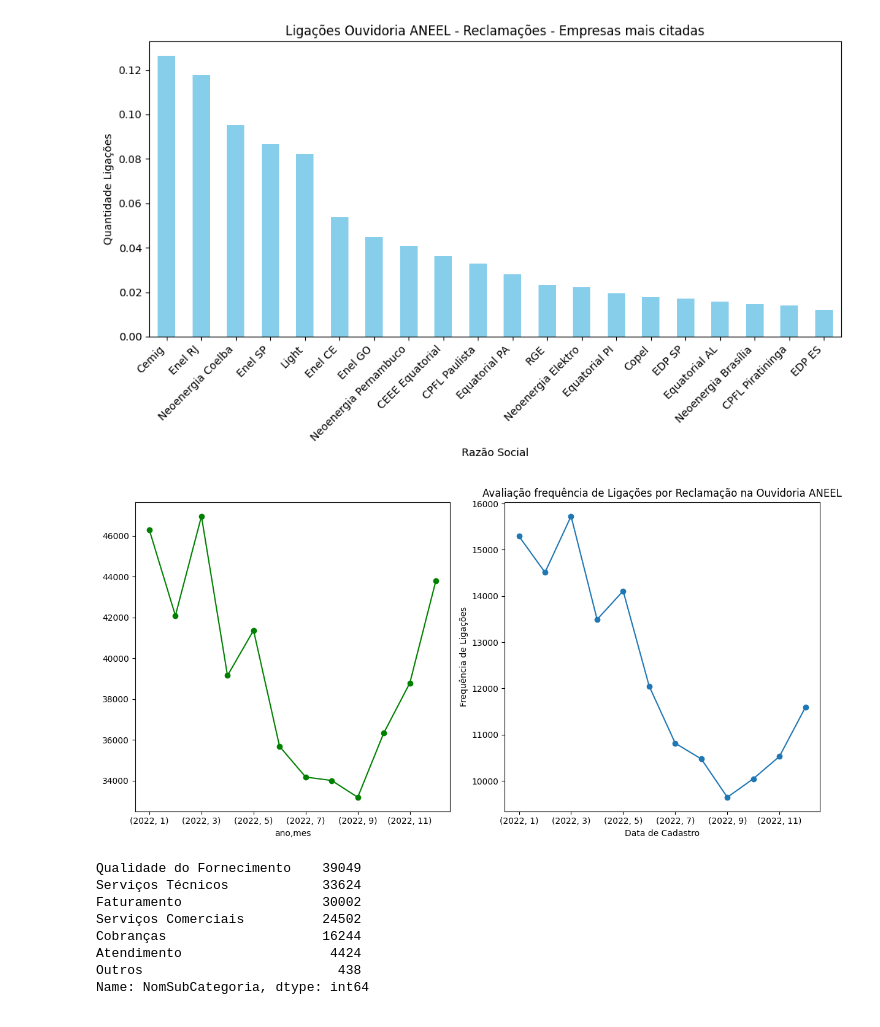
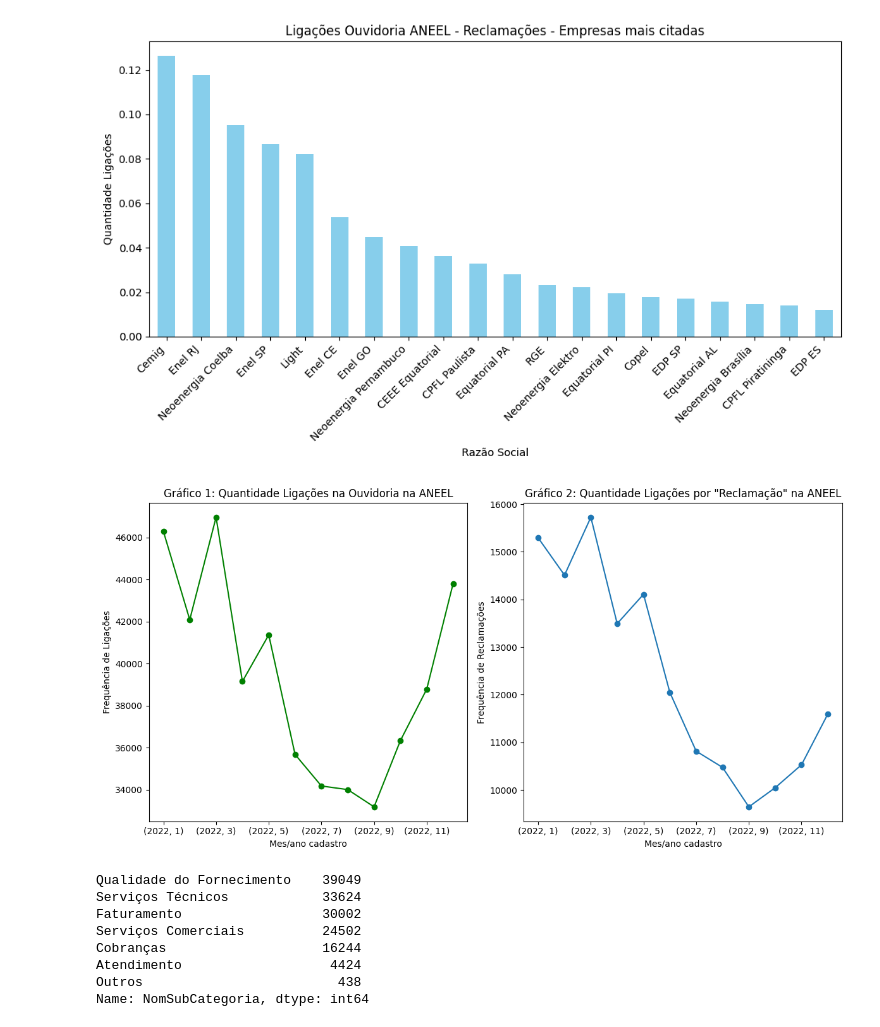
Before and after one commit to LerinaMM/satisfacao_consumidor_aneel, a Jupyter notebook: aneel_ouvidoria.ipynb, the cells around one changed output. Cells and saved outputs as stored; diff of their text form; code cells hidden in the pictures.

```diff
--- a/aneel_ouvidoria.ipynb
+++ b/aneel_ouvidoria.ipynb
@@ -402,25 +402,32 @@ plt.show()
 # %%
 # Contagem do número de denúncias em cada mês
 frequencia_reclamacoes = reclamacoes.groupby(['ano', 'mes']).size()
 
 # Criação de um gráfico de linha para visualizar a frequência de denúncias ao longo do tempo
 
 plt.figure(figsize=(12, 6))
 
-plt.subplot(1,2,1)
-frequencia_ligacoes.plot(kind='line', marker='o', color ='green')
+# Primeiro grafico
+
+plt.subplot(1, 2, 1)
+frequencia_ligacoes.plot(kind='line', marker='o', color='green')
+plt.xlabel('Mes/ano cadastro')
+plt.ylabel('Frequência de Ligações')
+plt.title('Gráfico 1: Quantidade Ligações na Ouvidoria na ANEEL')
+plt.tight_layout()
+
+# Segundo grafico
 
 plt.subplot(1,2,2)
 frequencia_reclamacoes.plot(kind='line', marker='o')
-
-plt.xlabel('Data de Cadastro')
-plt.ylabel('Frequência de Ligações')
-plt.title('Avaliação frequência de Ligações por Reclamação na Ouvidoria ANEEL')
+plt.xlabel('Mes/ano cadastro')
+plt.ylabel('Frequência de Reclamações')
+plt.title('Gráfico 2: Quantidade Ligações por "Reclamação" na ANEEL')
 plt.tight_layout()
 
 plt.show()
 # %% [output]
-[figure, old version]
+[figure, new version]
 # %%
 reclamacoes['NomSubCategoria'].value_counts().head(20)
 # %% [output]
```
Also changed, not shown: parts of 3 cells of this notebook.
